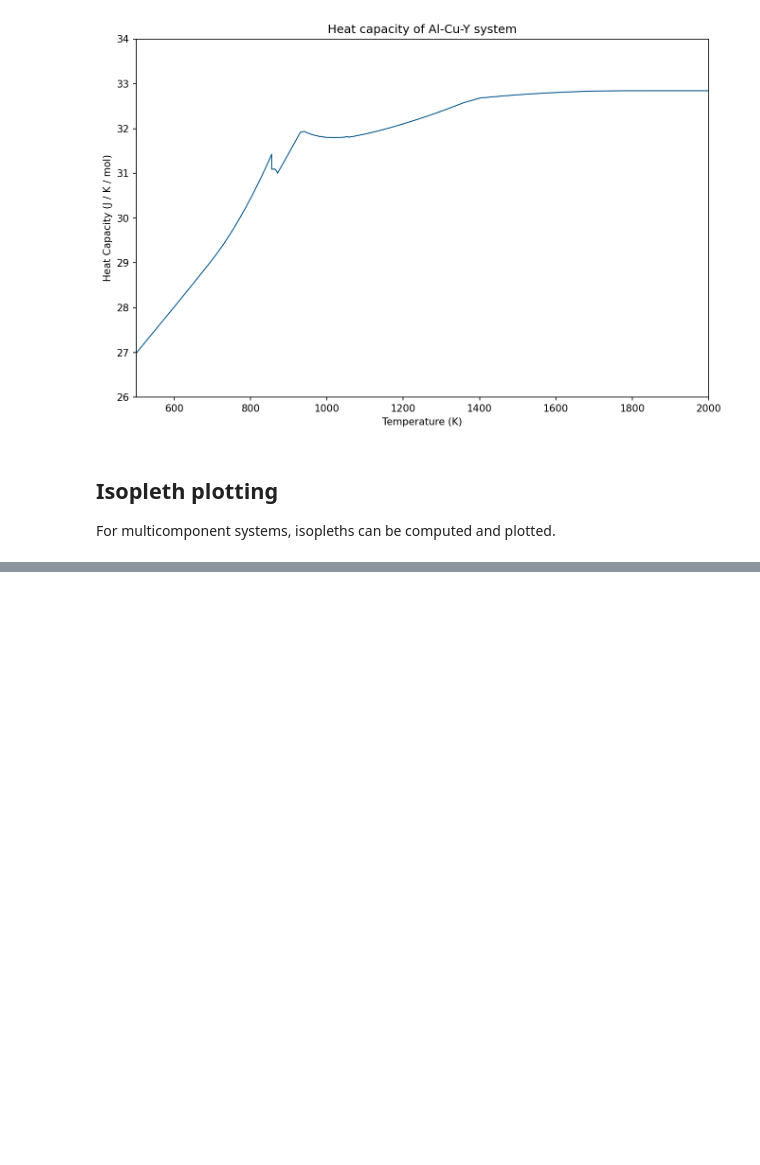
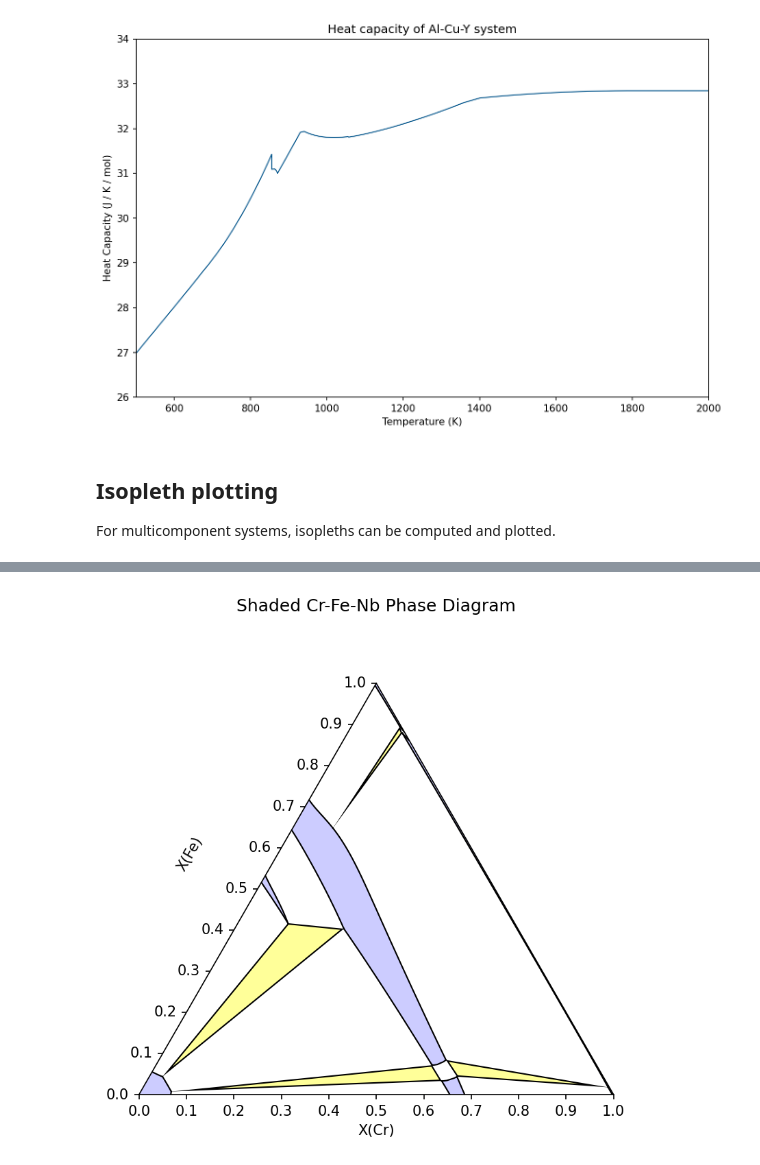
Before and after one commit to pycalphad/pycalphad, a Jupyter notebook: examples/MappingExamples.ipynb, the cells around one changed output, grey strips where cells are left out. Drawn from its saved outputs; the diff is of its cells as text; code cells hidden in the pictures; blank space fills up the shorter version.

```diff
--- a/examples/MappingExamples.ipynb
+++ b/examples/MappingExamples.ipynb
@@ -119,0 +174,53 @@ fig.show()
+# %%
+import matplotlib.patches as mp
+from pycalphad.plot import triangular
+from pycalphad.mapping import TernaryStrategy
+
+def plot_shaded_ternary(strategy: TernaryStrategy, ax, x = None, y = None, single_phase_color = (0.8, 0.8, 1.0), two_phase_color = (1.0, 1.0, 1.0), three_phase_color = (1.0, 1.0, 0.6)):
+    if x is None:
+        x = strategy.axis_vars[0]
+    if y is None:
+        y = strategy.axis_vars[1]
+
+    # Fill plot with single phase color since anything that the tieline and invariants do not cover is single phase
+    ax.fill_between([0, 1], [0, 0], [1, 1], color=single_phase_color)
+
+    # Plot invariant data. These are triangles, so we can add them as matplotlib patches
+    inv_data = strategy.get_invariant_data(x, y)
+    for inv in inv_data:
+        triangle = mp.Polygon(np.array([inv.x, inv.y]).T, facecolor=three_phase_color, edgecolor='k', linewidth=2, joinstyle='bevel')
+        ax.add_patch(triangle)
+
+    # Plot tieline data. As with invariant data, we can add these as matplotlib patches
+    # Depending on the starting points during mapping, a two-phase region can be split, so we
+    # plot the patch without an outline, then plot the x, y data as a line afterwards
+    tie_data = strategy.get_tieline_data(x, y)
+    for tie in tie_data:
+        xp = np.concatenate([tie.x[0], tie.x[1][::-1]])
+        yp = np.concatenate([tie.y[0], tie.y[1][::-1]])
+        polygon = mp.Polygon(np.array([xp, yp]).T, facecolor=two_phase_color)
+        ax.add_patch(polygon)
+        for i in range(len(tie.x)):
+            ax.plot(tie.x[i], tie.y[i], color='k', linewidth=1)
+
+    # Axis labels and limits
+    ax.set_ylabel(get_label(y))
+    ax.set_xlabel(get_label(x))
+    ax.yaxis.label.set_rotation(60)
+    ax.yaxis.set_label_coords(x=0.12, y=0.5)
+
+dbf = Database('CrFeNb_Jacob2016.tdb')
+comps = ['CR', 'FE', 'NB', 'VA']
+phases = list(dbf.phases.keys())
+conds = {v.T: 1323, v.P:101325, v.X('CR'): (0,1,0.015), v.X('FE'): (0,1,0.015)}
+
+tern = TernaryStrategy(dbf, comps, phases, conds)
+tern.do_map()
+fig, ax = plt.subplots(subplot_kw={'projection': 'triangular'})
+plot_shaded_ternary(tern, ax, v.X('CR'), v.X('FE'))
+fig = ax.figure
+ax.set_title("Shaded Cr-Fe-Nb Phase Diagram")
+fig.set_size_inches(9, 6)
+fig.set_dpi(150)
+# %% [output]
+[figure, added]
```
Also changed, not shown: parts of 4 cells of this notebook.
